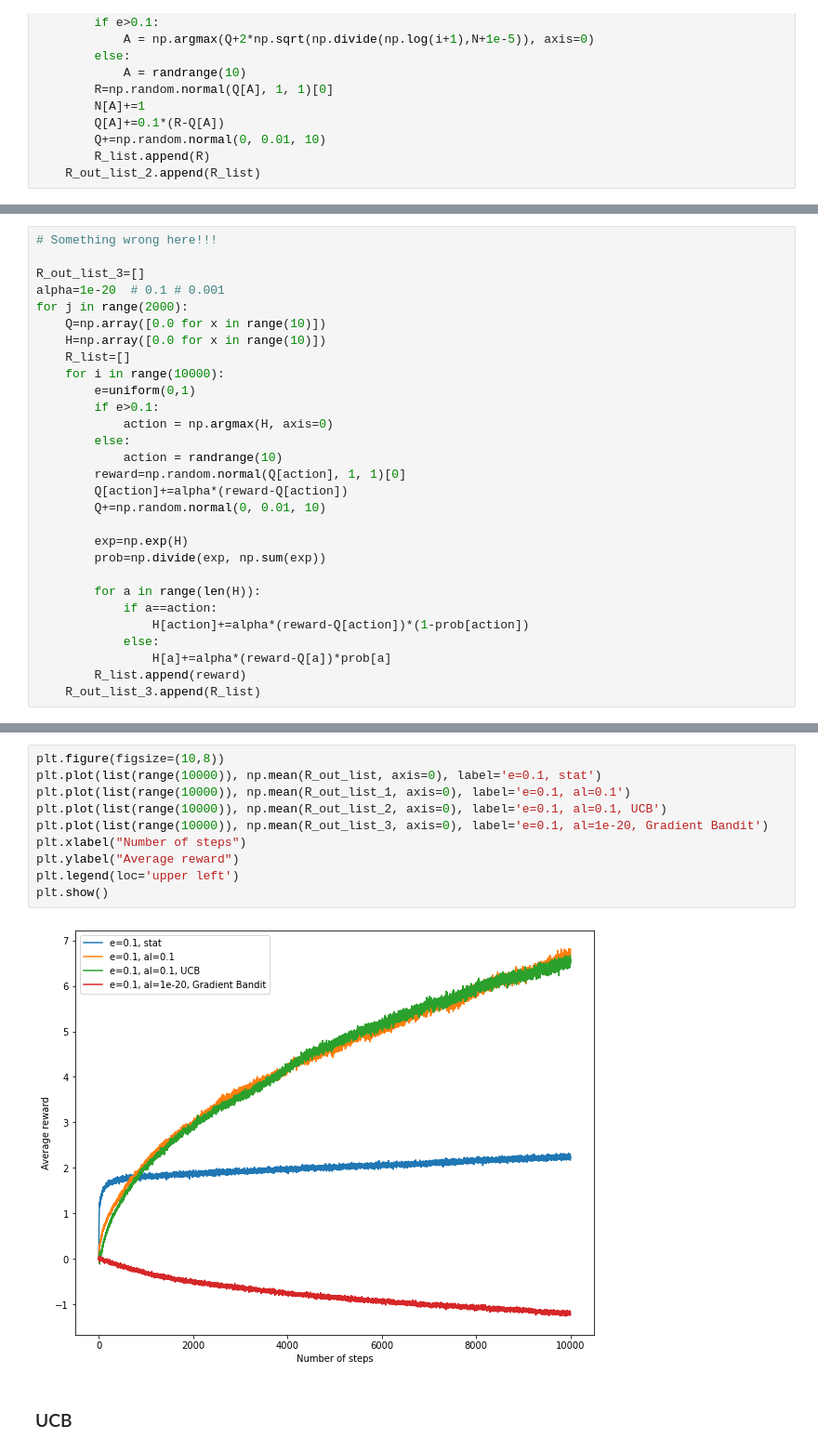
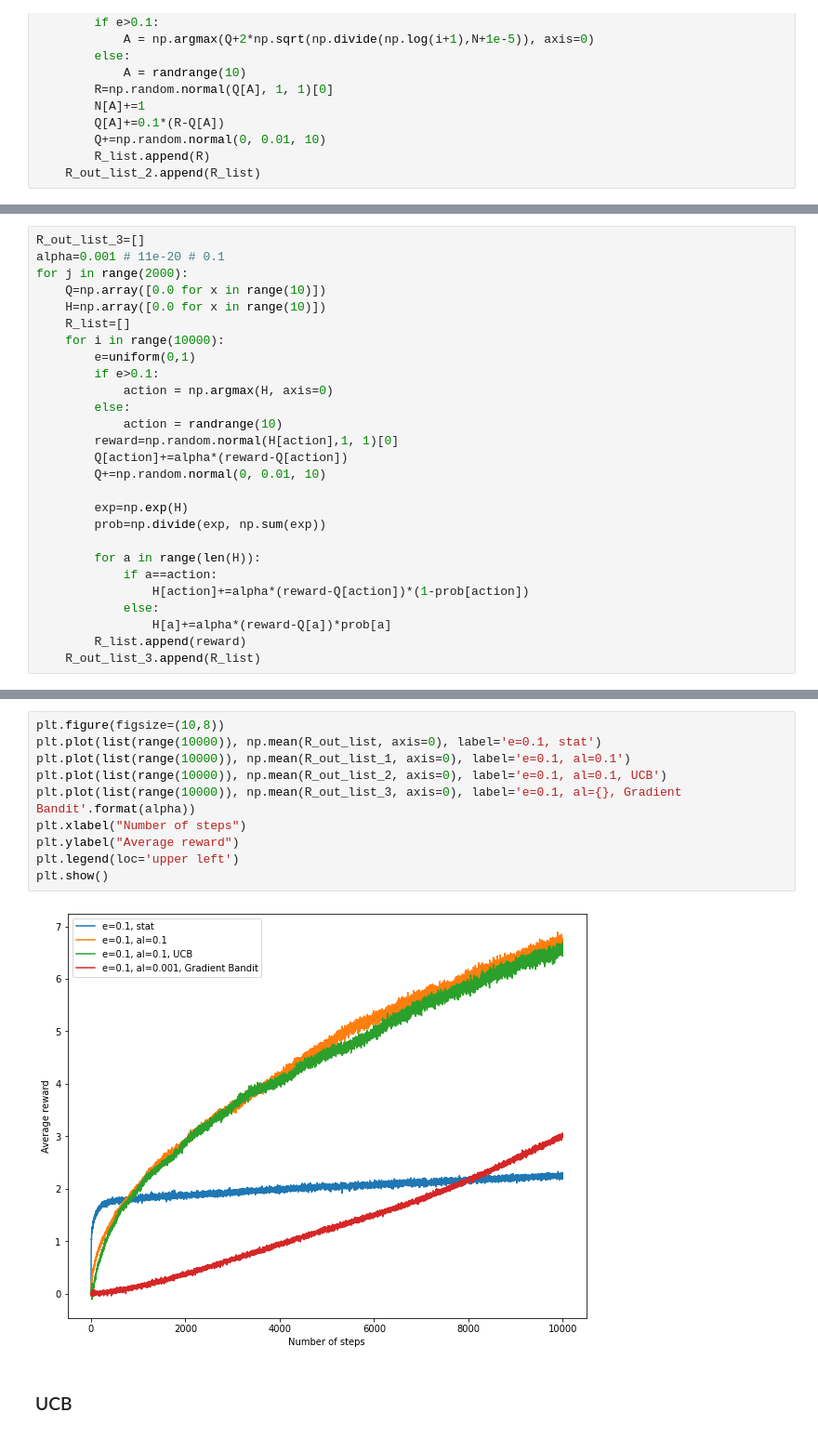
Before and after one commit to gigatskhondia/reinforcement_learning, a Jupyter notebook: bandit_algorithms.ipynb, the cells around one changed output, grey strips where cells are left out. Shown at 93% size. Drawn from its saved outputs; the diff is of its cells as text.

Commit message:
Gradient Bandit

```diff
--- a/bandit_algorithms.ipynb
+++ b/bandit_algorithms.ipynb
@@ -269,8 +269,6 @@ array([ 0.24426734, -1.04113738, -0.22973833,  3.06149111, -1.36993101,
 # %%
-# Something wrong here!!!
-
 R_out_list_3=[]
-alpha=1e-20  # 0.1 # 0.001
+alpha=0.001 # 11e-20 # 0.1
 for j in range(2000):
     Q=np.array([0.0 for x in range(10)])
     H=np.array([0.0 for x in range(10)])
@@ -281,7 +279,7 @@ for j in range(2000):
             action = np.argmax(H, axis=0)
         else:
             action = randrange(10)
-        reward=np.random.normal(Q[action], 1, 1)[0]
+        reward=np.random.normal(H[action],1, 1)[0]
         Q[action]+=alpha*(reward-Q[action])
         Q+=np.random.normal(0, 0.01, 10)
 
@@ -303,15 +301,15 @@ array([ 0.4402125 , -0.3057396 , -0.31479547, -0.46864155,  0.61986559,
 # %%
 plt.figure(figsize=(10,8))
 plt.plot(list(range(10000)), np.mean(R_out_list, axis=0), label='e=0.1, stat')
 plt.plot(list(range(10000)), np.mean(R_out_list_1, axis=0), label='e=0.1, al=0.1')
 plt.plot(list(range(10000)), np.mean(R_out_list_2, axis=0), label='e=0.1, al=0.1, UCB')
-plt.plot(list(range(10000)), np.mean(R_out_list_3, axis=0), label='e=0.1, al=1e-20, Gradient Bandit')
+plt.plot(list(range(10000)), np.mean(R_out_list_3, axis=0), label='e=0.1, al={}, Gradient Bandit'.format(alpha))
 plt.xlabel("Number of steps")
 plt.ylabel("Average reward")
 plt.legend(loc='upper left')
 plt.show()
 # %% [output]
-[figure, old version]
+[figure, new version]
 # %% [markdown]
 ### UCB
 # %%
```
Also changed, not shown: parts of 4 cells of this notebook.
